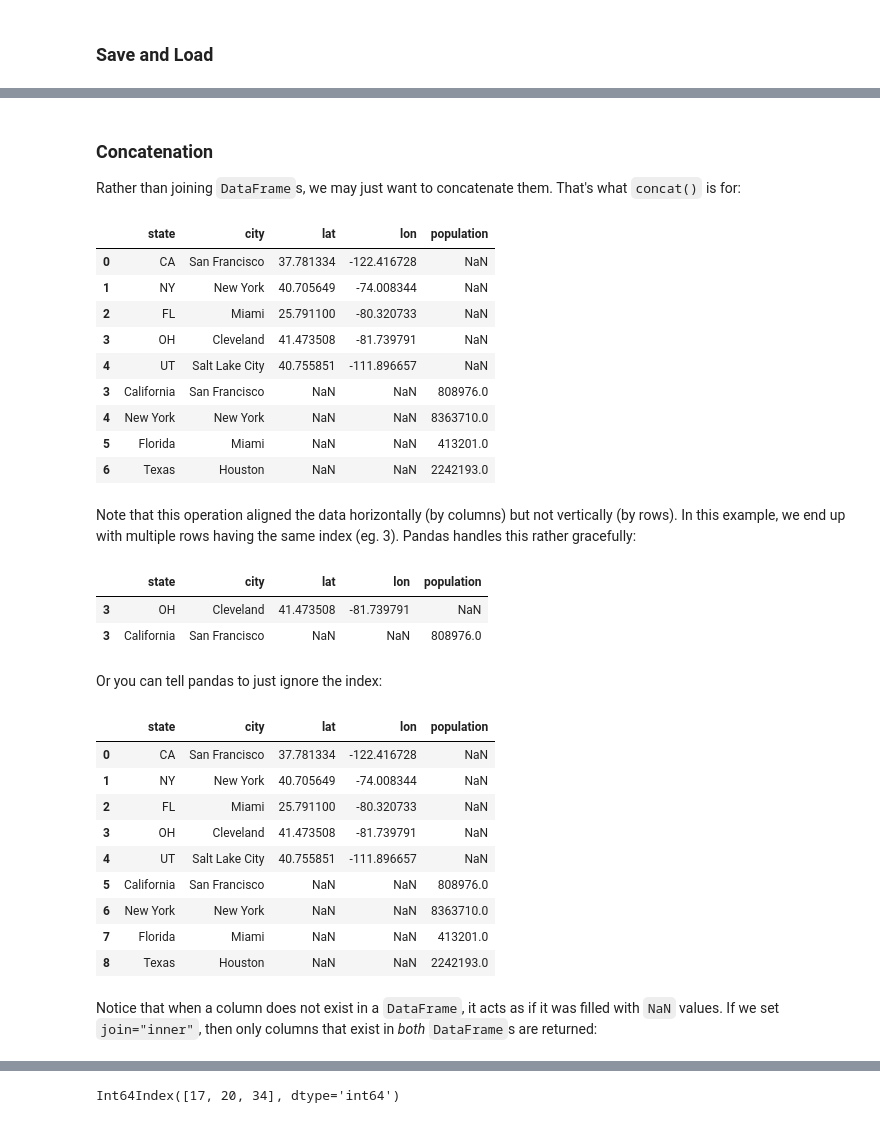
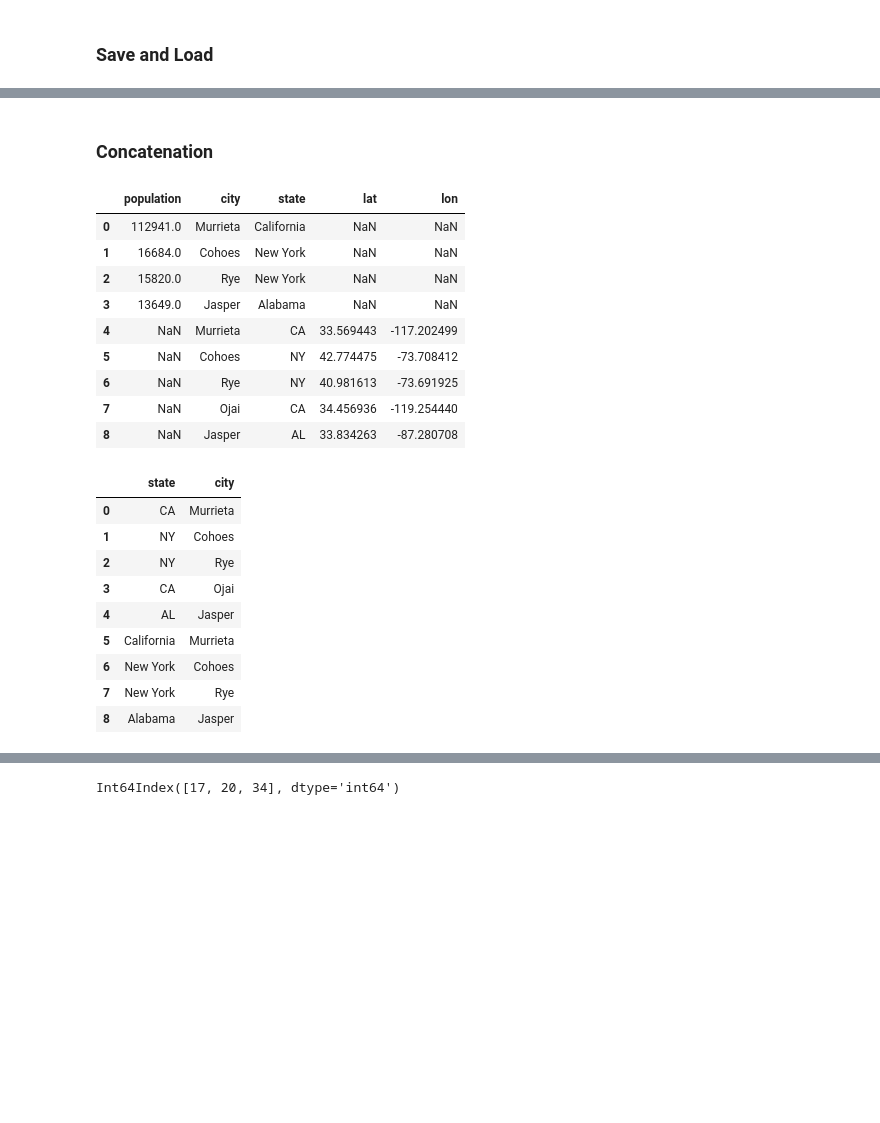
Before and after one commit to naftalic/ORinPython, a Jupyter notebook: Python_Review.ipynb, the cells around one changed output, grey strips where cells are left out. Cells and saved outputs as stored; diff of their text form; code cells hidden in the pictures; blank space fills up the shorter version.

```diff
--- a/Python_Review.ipynb
+++ b/Python_Review.ipynb
@@ -1710,0 +1640,11 @@ city_loc
+# %%
+city_loc = pd.DataFrame(
+    [
+        ["CA", "Murrieta", 33.569443, -117.202499],
+        ["NY", "Cohoes", 42.774475, -73.708412],
+        ["NY", "Rye", 40.981613,	-73.691925],
+        ["CA", "Ojai", 34.456936,	-119.254440],
+        ["AL", "Jasper", 33.834263,	-87.280708]
+    ], columns=["state", "city", "lat", "lon"])
+
+city_loc
@@ -1711,10 +1658,10 @@ city_loc
 # %%
 city_pop = pd.DataFrame(
     [
-        [808976, "San Francisco", "California"],
-        [8363710, "New York", "New York"],
-        [413201, "Miami", "Florida"],
-        [2242193, "Houston", "Texas"]
+        [112941, "Murrieta", "California"],
+        [16684, "Cohoes", "New York"],
+        [15820, "Rye", "New York"],
+        [13649, "Jasper", "Alabama"]
     ], index=[3,4,5,6], columns=["population", "city", "state"])
 city_pop
 # %% [output]
@@ -1769,42 +1699,29 @@ pd.merge(left=city_loc, right=city_pop2, left_on="city", right_on="name")
-# %% [markdown]
-### Concatenation
-Rather than joining `DataFrame`s, we may just want to concatenate them. That's what `concat()` is for:
+# %% [markdown]
+### Concatenation
 # %%
-result_concat = pd.concat([city_loc, city_pop])
+result_concat = pd.concat([city_pop, city_loc], ignore_index=True)
 result_concat
 # %% [output]
-|  | state | city | lat | lon | population |
-| 0 | CA | San Francisco | 37.781334 | -122.416728 | NaN |
-| 1 | NY | New York | 40.705649 | -74.008344 | NaN |
-| 2 | FL | Miami | 25.791100 | -80.320733 | NaN |
-| 3 | OH | Cleveland | 41.473508 | -81.739791 | NaN |
-| 4 | UT | Salt Lake City | 40.755851 | -111.896657 | NaN |
-| 3 | California | San Francisco | NaN | NaN | 808976.0 |
-| 4 | New York | New York | NaN | NaN | 8363710.0 |
-| 5 | Florida | Miami | NaN | NaN | 413201.0 |
-| 6 | Texas | Houston | NaN | NaN | 2242193.0 |
+|  | population | city | state | lat | lon |
+| 0 | 112941.0 | Murrieta | California | NaN | NaN |
+| 1 | 16684.0 | Cohoes | New York | NaN | NaN |
+| 2 | 15820.0 | Rye | New York | NaN | NaN |
+| 3 | 13649.0 | Jasper | Alabama | NaN | NaN |
+| 4 | NaN | Murrieta | CA | 33.569443 | -117.202499 |
+| 5 | NaN | Cohoes | NY | 42.774475 | -73.708412 |
+| 6 | NaN | Rye | NY | 40.981613 | -73.691925 |
+| 7 | NaN | Ojai | CA | 34.456936 | -119.254440 |
+| 8 | NaN | Jasper | AL | 33.834263 | -87.280708 |
-# %% [markdown]
-Note that this operation aligned the data horizontally (by columns) but not vertically (by rows). In this example, we end up with multiple rows having the same index (eg. 3). Pandas handles this rather gracefully:
-# %%
-result_concat.loc[3]
-# %% [output]
-|  | state | city | lat | lon | population |
-| 3 | OH | Cleveland | 41.473508 | -81.739791 | NaN |
-| 3 | California | San Francisco | NaN | NaN | 808976.0 |
-# %% [markdown]
-Or you can tell pandas to just ignore the index:
 # %%
-pd.concat([city_loc, city_pop], ignore_index=True)
+pd.concat([city_loc, city_pop], join="inner", ignore_index=True)
 # %% [output]
-|  | state | city | lat | lon | population |
-| 0 | CA | San Francisco | 37.781334 | -122.416728 | NaN |
-| 1 | NY | New York | 40.705649 | -74.008344 | NaN |
-| 2 | FL | Miami | 25.791100 | -80.320733 | NaN |
-| 3 | OH | Cleveland | 41.473508 | -81.739791 | NaN |
-| 4 | UT | Salt Lake City | 40.755851 | -111.896657 | NaN |
-| 5 | California | San Francisco | NaN | NaN | 808976.0 |
-| 6 | New York | New York | NaN | NaN | 8363710.0 |
-| 7 | Florida | Miami | NaN | NaN | 413201.0 |
-| 8 | Texas | Houston | NaN | NaN | 2242193.0 |
+|  | state | city |
+| 0 | CA | Murrieta |
+| 1 | NY | Cohoes |
+| 2 | NY | Rye |
+| 3 | CA | Ojai |
+| 4 | AL | Jasper |
+| 5 | California | Murrieta |
+| 6 | New York | Cohoes |
+| 7 | New York | Rye |
+| 8 | Alabama | Jasper |
-# %% [markdown]
-Notice that when a column does not exist in a `DataFrame`, it acts as if it was filled with `NaN` values. If we set `join="inner"`, then only columns that exist in *both* `DataFrame`s are returned:
```
Also changed, not shown: parts of 158 cells of this notebook.
